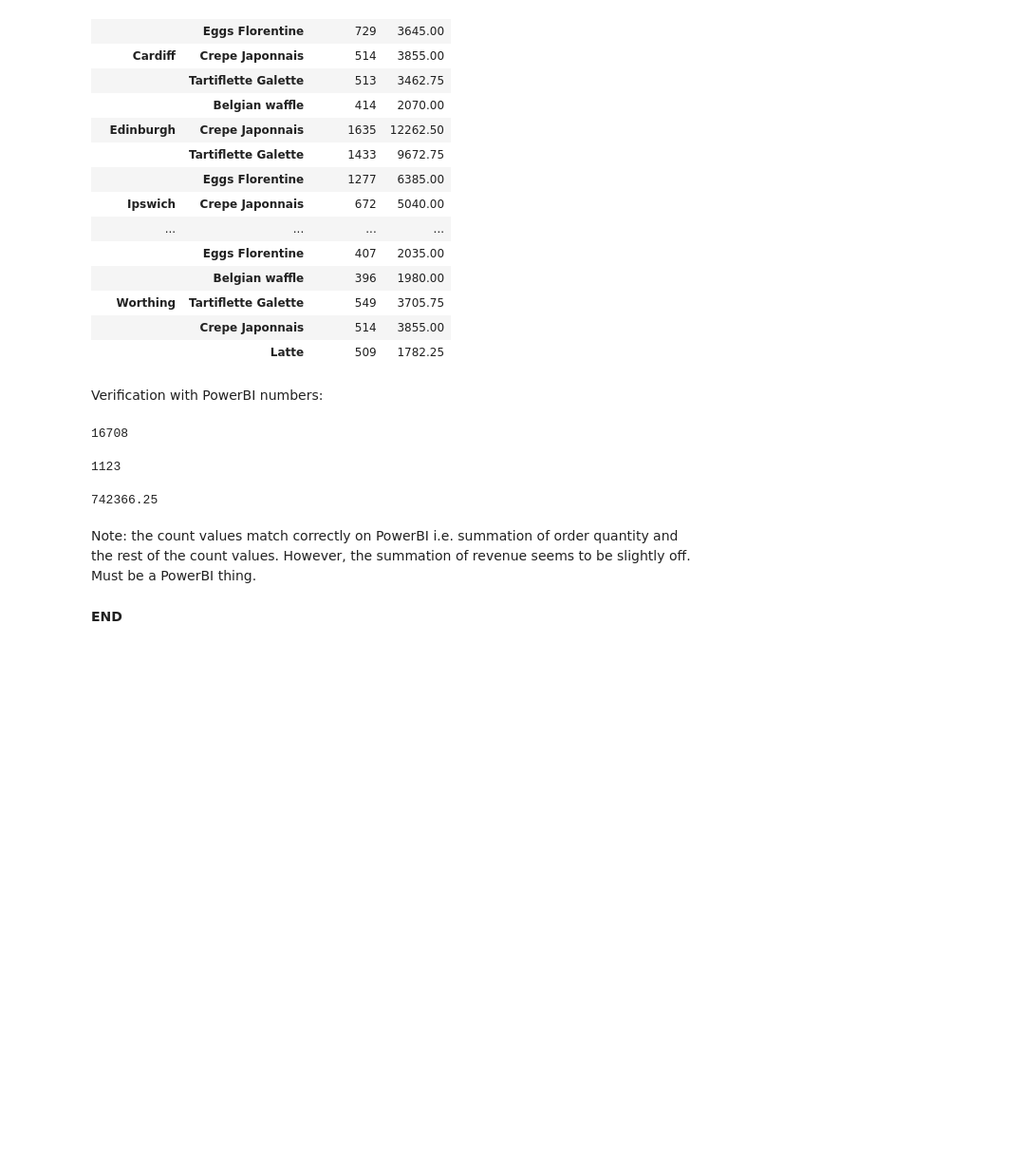
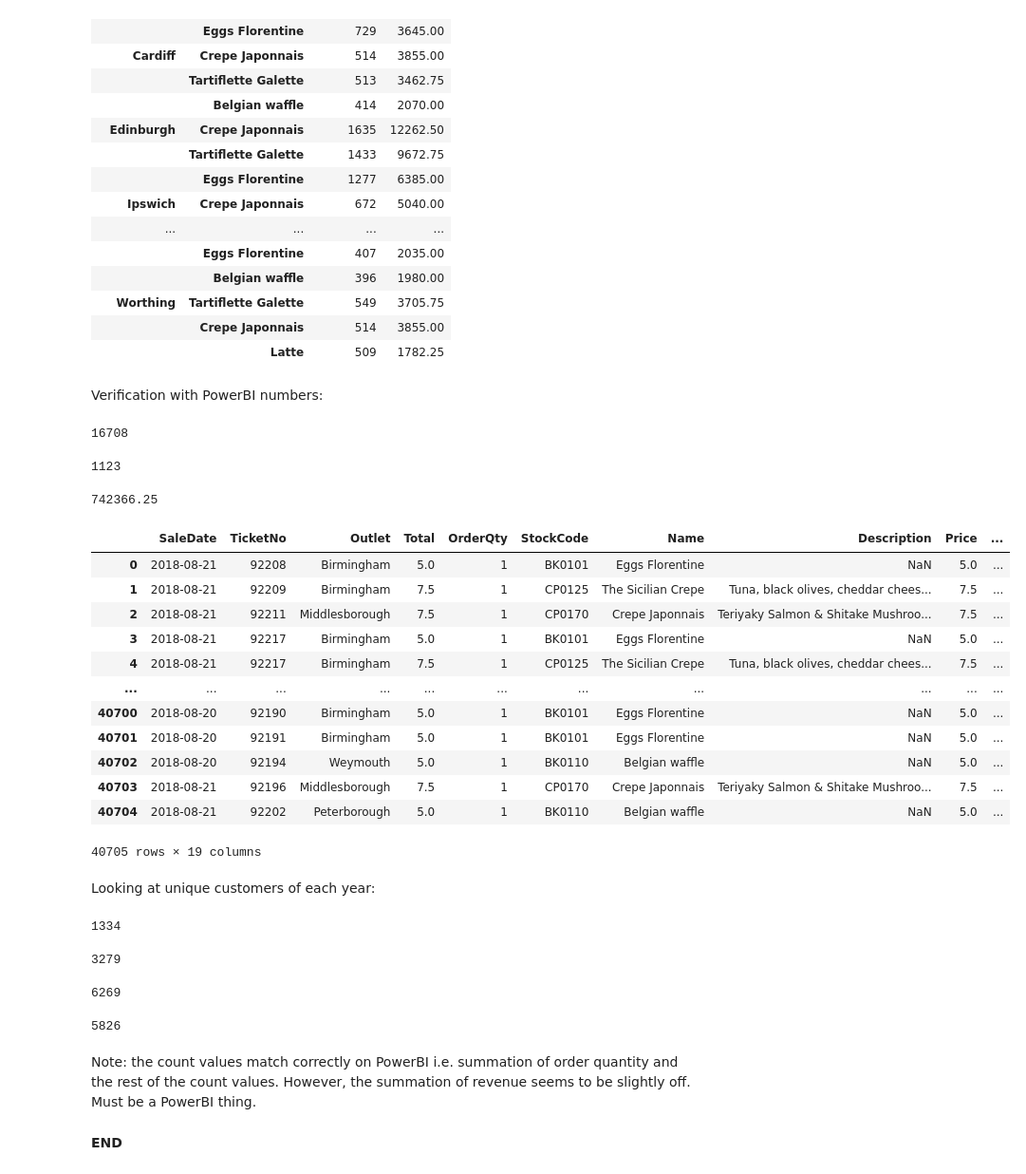
Before and after one commit to aaAbdulkadir/DataPortfolio, a Jupyter notebook: Bootcamp/Final Project/Galleria Data Warehouse Part 2- Understanding the Data.ipynb, the cells around one changed output. Shown: that part at 95% size. Cells and saved outputs as stored; diff of their text form; code cells hidden in the pictures; blank space fills up the shorter version.

```diff
--- a/Bootcamp/Final Project/Galleria Data Warehouse Part 2- Understanding the Data.ipynb
+++ b/Bootcamp/Final Project/Galleria Data Warehouse Part 2- Understanding the Data.ipynb
@@ -762,6 +745,40 @@ np.count_nonzero(np.unique(df['SaleDate']))
 df['Total'].sum()
 # %% [output]
 742366.25
+# %%
+df
+# %% [output]
+|  | SaleDate | TicketNo | Outlet | Total | OrderQty | StockCode | Name | Description | Price | ... |
+| 0 | 2018-08-21 | 92208 | Birmingham | 5.0 | 1 | BK0101 | Eggs Florentine | NaN | 5.0 | ... |
+| 1 | 2018-08-21 | 92209 | Birmingham | 7.5 | 1 | CP0125 | The Sicilian Crepe | Tuna, black olives, cheddar chees... | 7.5 | ... |
+| 2 | 2018-08-21 | 92211 | Middlesborough | 7.5 | 1 | CP0170 | Crepe Japonnais | Teriyaky Salmon & Shitake Mushroo... | 7.5 | ... |
+| 3 | 2018-08-21 | 92217 | Birmingham | 5.0 | 1 | BK0101 | Eggs Florentine | NaN | 5.0 | ... |
+| 4 | 2018-08-21 | 92217 | Birmingham | 7.5 | 1 | CP0125 | The Sicilian Crepe | Tuna, black olives, cheddar chees... | 7.5 | ... |
+| ... | ... | ... | ... | ... | ... | ... | ... | ... | ... | ... |
+| 40700 | 2018-08-20 | 92190 | Birmingham | 5.0 | 1 | BK0101 | Eggs Florentine | NaN | 5.0 | ... |
+| 40701 | 2018-08-20 | 92191 | Birmingham | 5.0 | 1 | BK0101 | Eggs Florentine | NaN | 5.0 | ... |
+| 40702 | 2018-08-20 | 92194 | Weymouth | 5.0 | 1 | BK0110 | Belgian waffle | NaN | 5.0 | ... |
+| 40703 | 2018-08-21 | 92196 | Middlesborough | 7.5 | 1 | CP0170 | Crepe Japonnais | Teriyaky Salmon & Shitake Mushroo... | 7.5 | ... |
+| 40704 | 2018-08-21 | 92202 | Peterborough | 5.0 | 1 | BK0110 | Belgian waffle | NaN | 5.0 | ... |
+40705 rows × 19 columns
+# %% [markdown]
+Looking at unique customers of each year:
+# %%
+np.unique(df[df['SaleDate'].dt.year == 2016]['TicketNo']).shape[0]
+# %% [output]
+1334
+# %%
+np.unique(df[df['SaleDate'].dt.year == 2017]['TicketNo']).shape[0]
+# %% [output]
+3279
+# %%
+np.unique(df[df['SaleDate'].dt.year == 2018]['TicketNo']).shape[0]
+# %% [output]
+6269
+# %%
+np.unique(df[df['SaleDate'].dt.year == 2019]['TicketNo']).shape[0]
+# %% [output]
+5826
 # %% [markdown]
 Note: the count values match correctly on PowerBI i.e. summation of order quantity and the rest of the count values. However, the summation of revenue seems to be slightly off. Must be a PowerBI thing.
 # %% [markdown]
```
Also changed, not shown: parts of 4 cells of this notebook, 2 other files.
